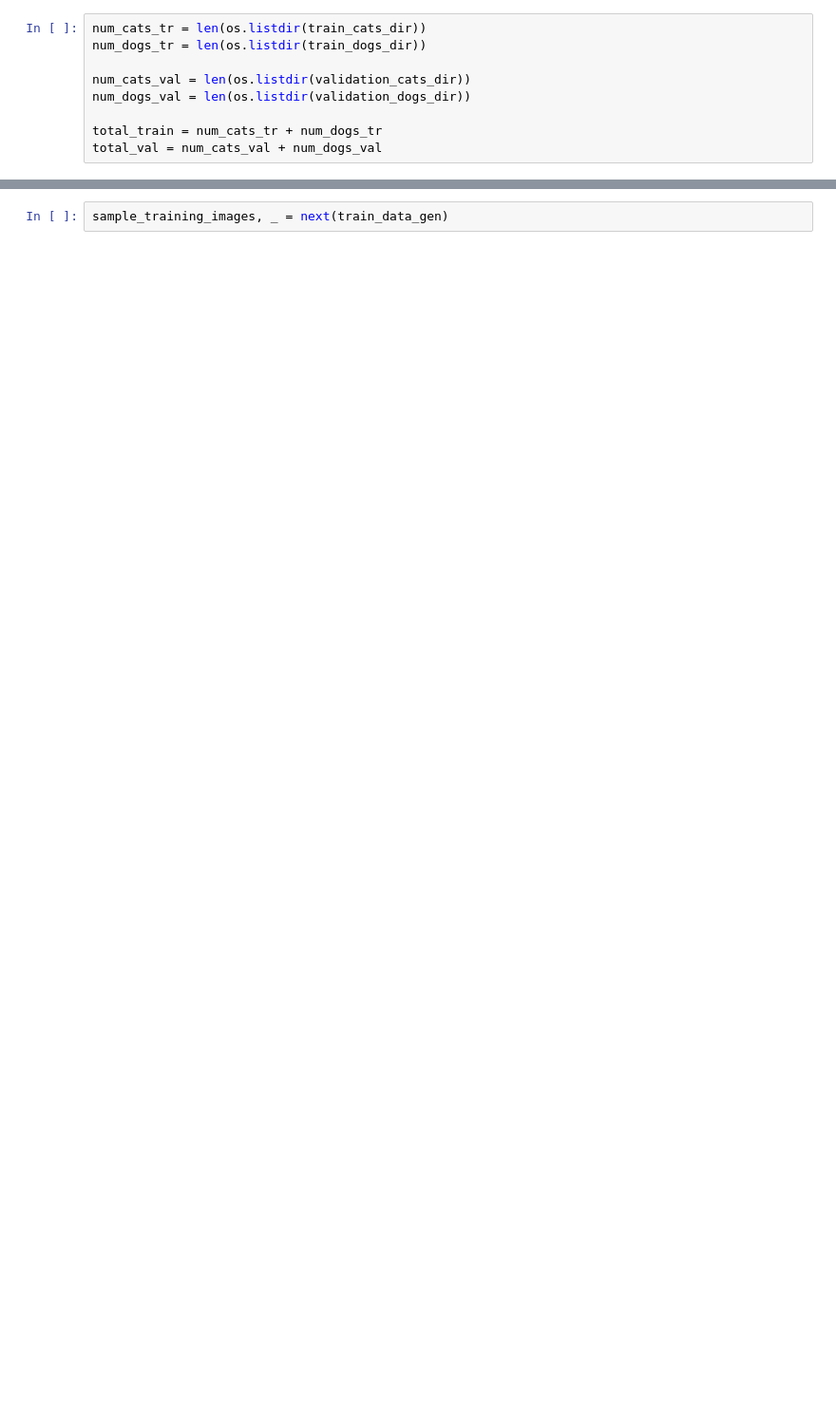
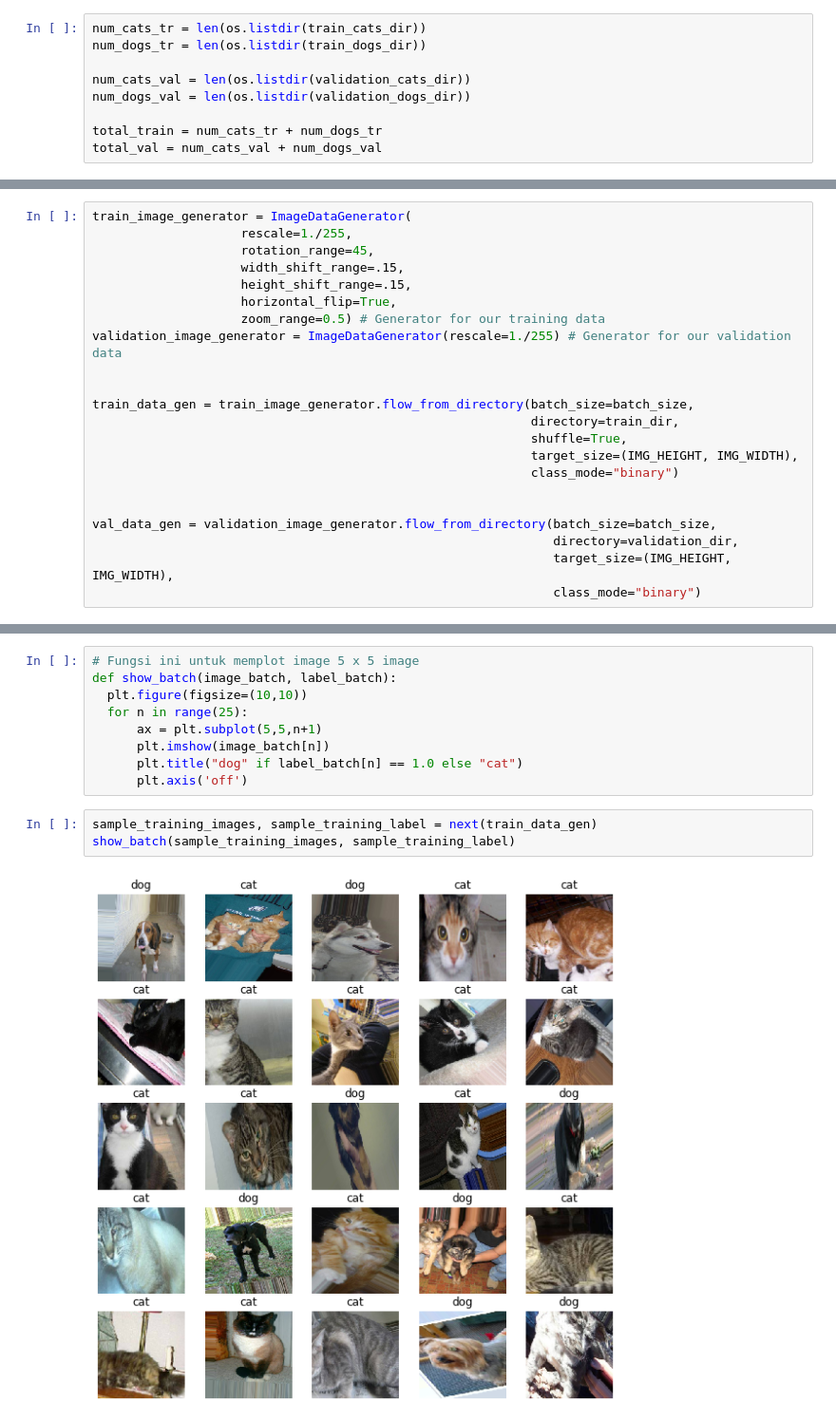
Before and after one commit to wisnudj/H8_PTP_Final_Image, a Jupyter notebook: CatDog-Classifications.ipynb, the cells around one changed output, grey strips where cells are left out. Shown: that part at 95% size. Saved outputs shown, nothing was run; the diff lists cells and outputs as text; blank space fills up the shorter version.

```diff
--- a/CatDog-Classifications.ipynb
+++ b/CatDog-Classifications.ipynb
@@ -126,0 +101,22 @@ Found 1000 images belonging to 2 classes.
+# %%
+train_image_generator = ImageDataGenerator(
+                    rescale=1./255,
+                    rotation_range=45,
+                    width_shift_range=.15,
+                    height_shift_range=.15,
+                    horizontal_flip=True,
+                    zoom_range=0.5) # Generator for our training data
+validation_image_generator = ImageDataGenerator(rescale=1./255) # Generator for our validation data
+
+
+train_data_gen = train_image_generator.flow_from_directory(batch_size=batch_size,
+                                                           directory=train_dir,
+                                                           shuffle=True,
+                                                           target_size=(IMG_HEIGHT, IMG_WIDTH),
+                                                           class_mode="binary")
+
+
+val_data_gen = validation_image_generator.flow_from_directory(batch_size=batch_size,
+                                                              directory=validation_dir,
+                                                              target_size=(IMG_HEIGHT, IMG_WIDTH),
+                                                              class_mode="binary")
@@ -127,2 +130,14 @@ Found 1000 images belonging to 2 classes.
+# %%
+# Fungsi ini untuk memplot image 5 x 5 image
+def show_batch(image_batch, label_batch):
+  plt.figure(figsize=(10,10))
+  for n in range(25):
+      ax = plt.subplot(5,5,n+1)
+      plt.imshow(image_batch[n])
+      plt.title("dog" if label_batch[n] == 1.0 else "cat")
+      plt.axis('off')
 # %%
-sample_training_images, _ = next(train_data_gen)
+sample_training_images, sample_training_label = next(train_data_gen)
+show_batch(sample_training_images, sample_training_label)
+# %% [output]
+[figure, added]
```
Also changed, not shown: parts of 35 cells of this notebook.
